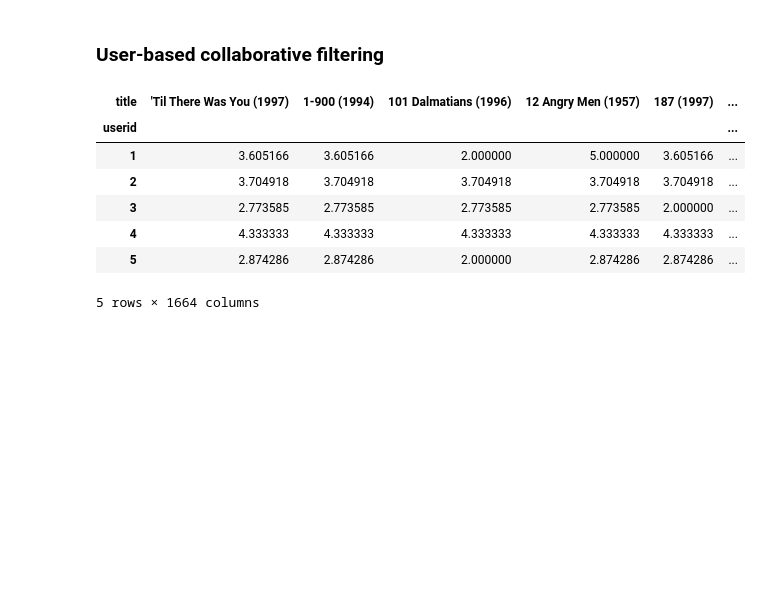
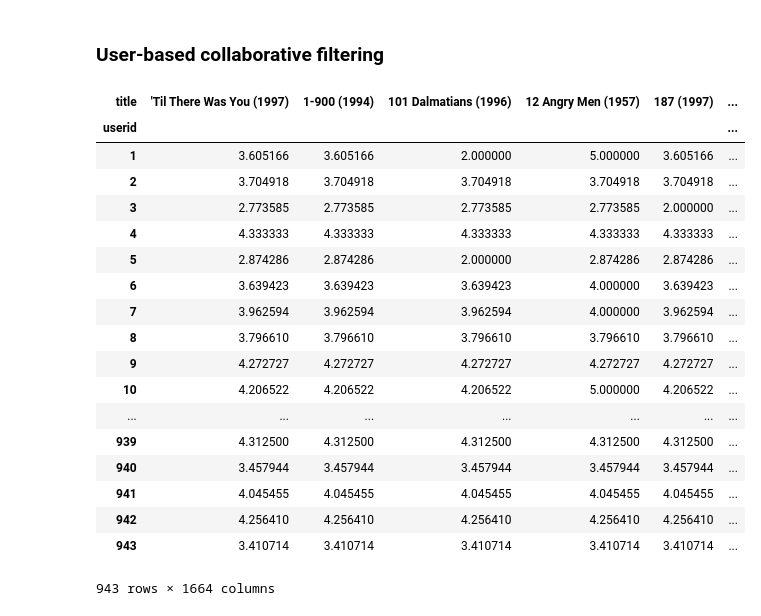
Before and after one commit to AASF-IIITM/Movie-Recommendation-System, a Jupyter notebook: MovieLens.ipynb, the cells around one changed output. Cells and saved outputs as stored; diff of their text form; code cells hidden in the pictures; blank space fills up the shorter version.

```diff
--- a/MovieLens.ipynb
+++ b/MovieLens.ipynb
@@ -232,16 +252,27 @@ user_movie_matrix=movie_matrix.copy()
 # %%
 user_movie_matrix = user_movie_matrix.apply(lambda row: row.fillna(row.mean()), axis=1)
 # %%
-user_movie_matrix.head()
+user_movie_matrix
 # %% [output]
 | title | 'Til There Was You (1997) | 1-900 (1994) | 101 Dalmatians (1996) | 12 Angry Men (1957) | 187 (1997) | ... |
 | userid |  |  |  |  |  | ... |
 | 1 | 3.605166 | 3.605166 | 2.000000 | 5.000000 | 3.605166 | ... |
 | 2 | 3.704918 | 3.704918 | 3.704918 | 3.704918 | 3.704918 | ... |
 | 3 | 2.773585 | 2.773585 | 2.773585 | 2.773585 | 2.000000 | ... |
 | 4 | 4.333333 | 4.333333 | 4.333333 | 4.333333 | 4.333333 | ... |
 | 5 | 2.874286 | 2.874286 | 2.000000 | 2.874286 | 2.874286 | ... |
+| 6 | 3.639423 | 3.639423 | 3.639423 | 4.000000 | 3.639423 | ... |
+| 7 | 3.962594 | 3.962594 | 3.962594 | 4.000000 | 3.962594 | ... |
+| 8 | 3.796610 | 3.796610 | 3.796610 | 3.796610 | 3.796610 | ... |
+| 9 | 4.272727 | 4.272727 | 4.272727 | 4.272727 | 4.272727 | ... |
+| 10 | 4.206522 | 4.206522 | 4.206522 | 5.000000 | 4.206522 | ... |
+| ... | ... | ... | ... | ... | ... | ... |
+| 939 | 4.312500 | 4.312500 | 4.312500 | 4.312500 | 4.312500 | ... |
+| 940 | 3.457944 | 3.457944 | 3.457944 | 3.457944 | 3.457944 | ... |
+| 941 | 4.045455 | 4.045455 | 4.045455 | 4.045455 | 4.045455 | ... |
+| 942 | 4.256410 | 4.256410 | 4.256410 | 4.256410 | 4.256410 | ... |
+| 943 | 3.410714 | 3.410714 | 3.410714 | 3.410714 | 3.410714 | ... |
-5 rows × 1664 columns
+943 rows × 1664 columns
 # %%
 correlation_matrix_users=user_movie_matrix.T.corr()
 # %%
```
Also changed, not shown: parts of 27 cells of this notebook.
